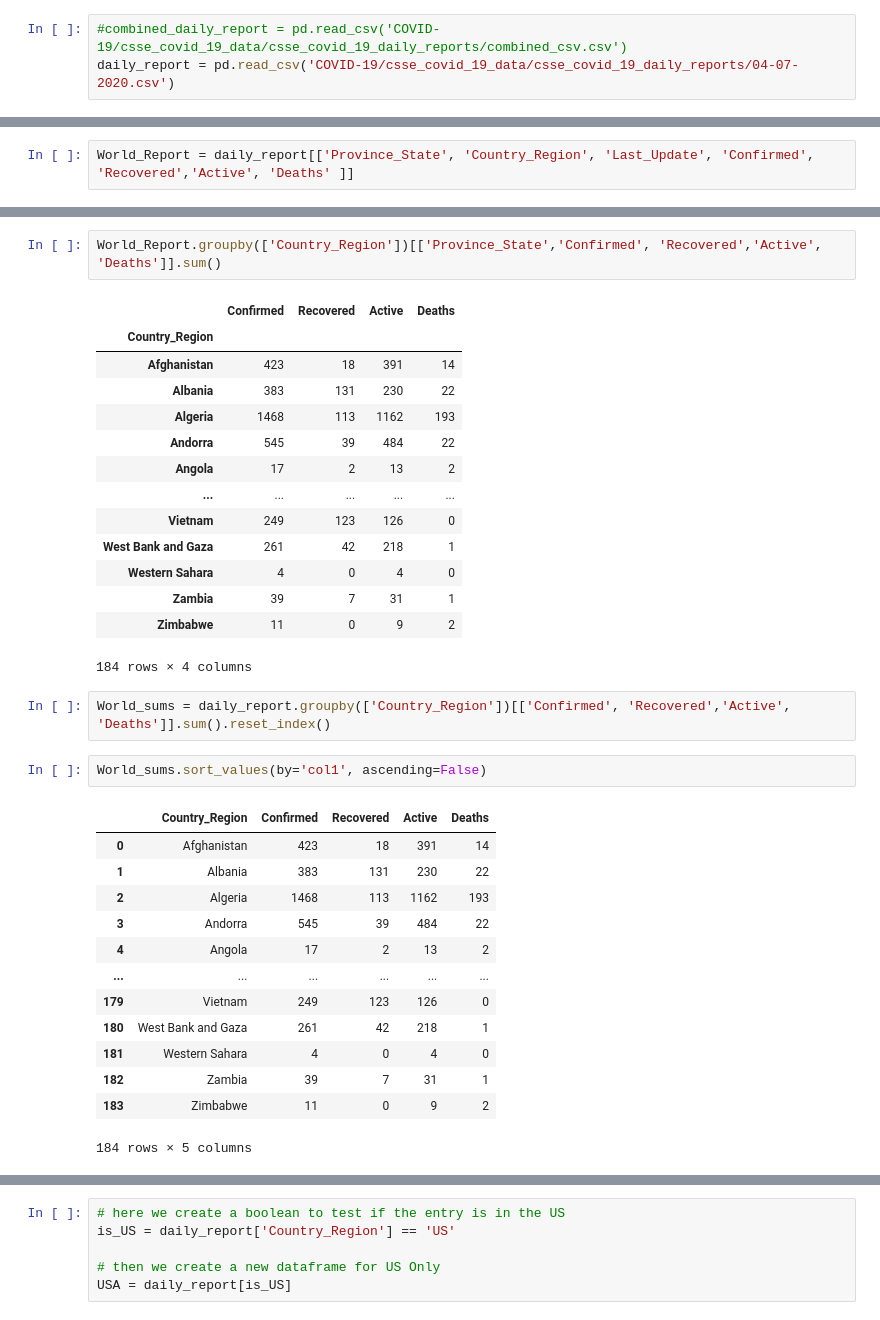
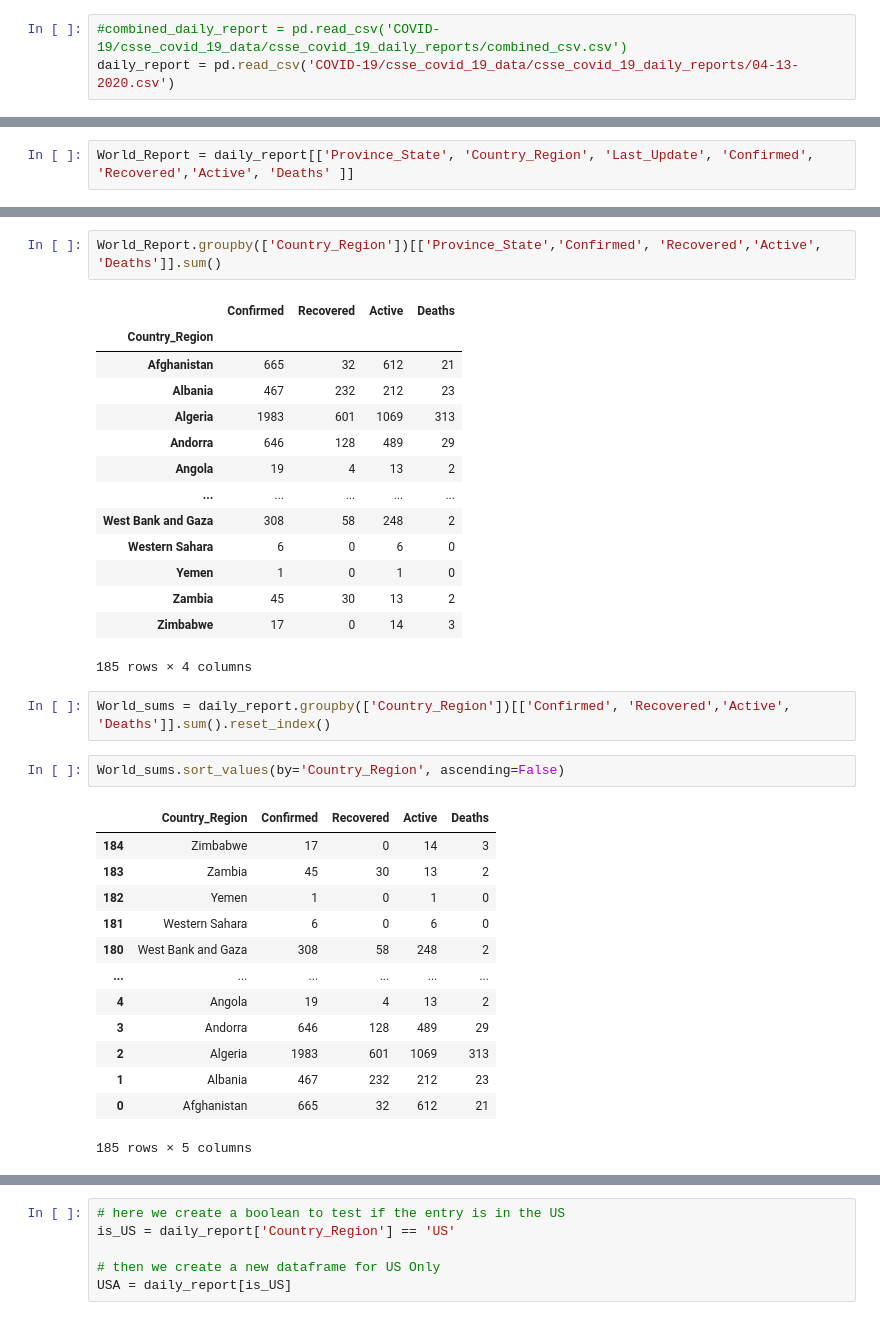
Before and after one commit to Wildertrek/COVID-19, a Jupyter notebook: Wrangling_JHU_COVID-19_Data.ipynb, the cells around one changed output, grey strips where cells are left out. Drawn from its saved outputs; the diff is of its cells as text.

```diff
--- a/Wrangling_JHU_COVID-19_Data.ipynb
+++ b/Wrangling_JHU_COVID-19_Data.ipynb
@@ -62,7 +59,7 @@ Number of current Daily Reports:  78
 #print(result)
 # %%
 #combined_daily_report = pd.read_csv('COVID-19/csse_covid_19_data/csse_covid_19_daily_reports/combined_csv.csv')
-daily_report = pd.read_csv('COVID-19/csse_covid_19_data/csse_covid_19_daily_reports/04-07-2020.csv')
+daily_report = pd.read_csv('COVID-19/csse_covid_19_data/csse_covid_19_daily_reports/04-13-2020.csv')
 # %%
 combined_daily_report = pd.read_csv('COVID-19/csse_covid_19_data/csse_covid_19_daily_reports/combined_csv.csv')
 # %%
@@ -147,34 +144,34 @@ World_Report.groupby(['Country_Region'])[['Province_State','Confirmed', 'Recover
 # %% [output]
 |  | Confirmed | Recovered | Active | Deaths |
 | Country_Region |  |  |  |  |
-| Afghanistan | 423 | 18 | 391 | 14 |
-| Albania | 383 | 131 | 230 | 22 |
-| Algeria | 1468 | 113 | 1162 | 193 |
-| Andorra | 545 | 39 | 484 | 22 |
-| Angola | 17 | 2 | 13 | 2 |
+| Afghanistan | 665 | 32 | 612 | 21 |
+| Albania | 467 | 232 | 212 | 23 |
+| Algeria | 1983 | 601 | 1069 | 313 |
+| Andorra | 646 | 128 | 489 | 29 |
+| Angola | 19 | 4 | 13 | 2 |
 | ... | ... | ... | ... | ... |
-| Vietnam | 249 | 123 | 126 | 0 |
-| West Bank and Gaza | 261 | 42 | 218 | 1 |
-| Western Sahara | 4 | 0 | 4 | 0 |
-| Zambia | 39 | 7 | 31 | 1 |
-| Zimbabwe | 11 | 0 | 9 | 2 |
+| West Bank and Gaza | 308 | 58 | 248 | 2 |
+| Western Sahara | 6 | 0 | 6 | 0 |
+| Yemen | 1 | 0 | 1 | 0 |
+| Zambia | 45 | 30 | 13 | 2 |
+| Zimbabwe | 17 | 0 | 14 | 3 |
-184 rows × 4 columns
+185 rows × 4 columns
 # %%
 World_sums = daily_report.groupby(['Country_Region'])[['Confirmed', 'Recovered','Active', 'Deaths']].sum().reset_index()
 # %%
-World_sums.sort_values(by='col1', ascending=False)
+World_sums.sort_values(by='Country_Region', ascending=False)
 # %% [output]
 |  | Country_Region | Confirmed | Recovered | Active | Deaths |
-| 0 | Afghanistan | 423 | 18 | 391 | 14 |
-| 1 | Albania | 383 | 131 | 230 | 22 |
-| 2 | Algeria | 1468 | 113 | 1162 | 193 |
-| 3 | Andorra | 545 | 39 | 484 | 22 |
-| 4 | Angola | 17 | 2 | 13 | 2 |
+| 184 | Zimbabwe | 17 | 0 | 14 | 3 |
+| 183 | Zambia | 45 | 30 | 13 | 2 |
+| 182 | Yemen | 1 | 0 | 1 | 0 |
+| 181 | Western Sahara | 6 | 0 | 6 | 0 |
+| 180 | West Bank and Gaza | 308 | 58 | 248 | 2 |
 | ... | ... | ... | ... | ... | ... |
-| 179 | Vietnam | 249 | 123 | 126 | 0 |
-| 180 | West Bank and Gaza | 261 | 42 | 218 | 1 |
-| 181 | Western Sahara | 4 | 0 | 4 | 0 |
-| 182 | Zambia | 39 | 7 | 31 | 1 |
-| 183 | Zimbabwe | 11 | 0 | 9 | 2 |
+| 4 | Angola | 19 | 4 | 13 | 2 |
+| 3 | Andorra | 646 | 128 | 489 | 29 |
+| 2 | Algeria | 1983 | 601 | 1069 | 313 |
+| 1 | Albania | 467 | 232 | 212 | 23 |
+| 0 | Afghanistan | 665 | 32 | 612 | 21 |
-184 rows × 5 columns
+185 rows × 5 columns
 # %%
```
Also changed, not shown: parts of 7 cells of this notebook, 1 other file.
